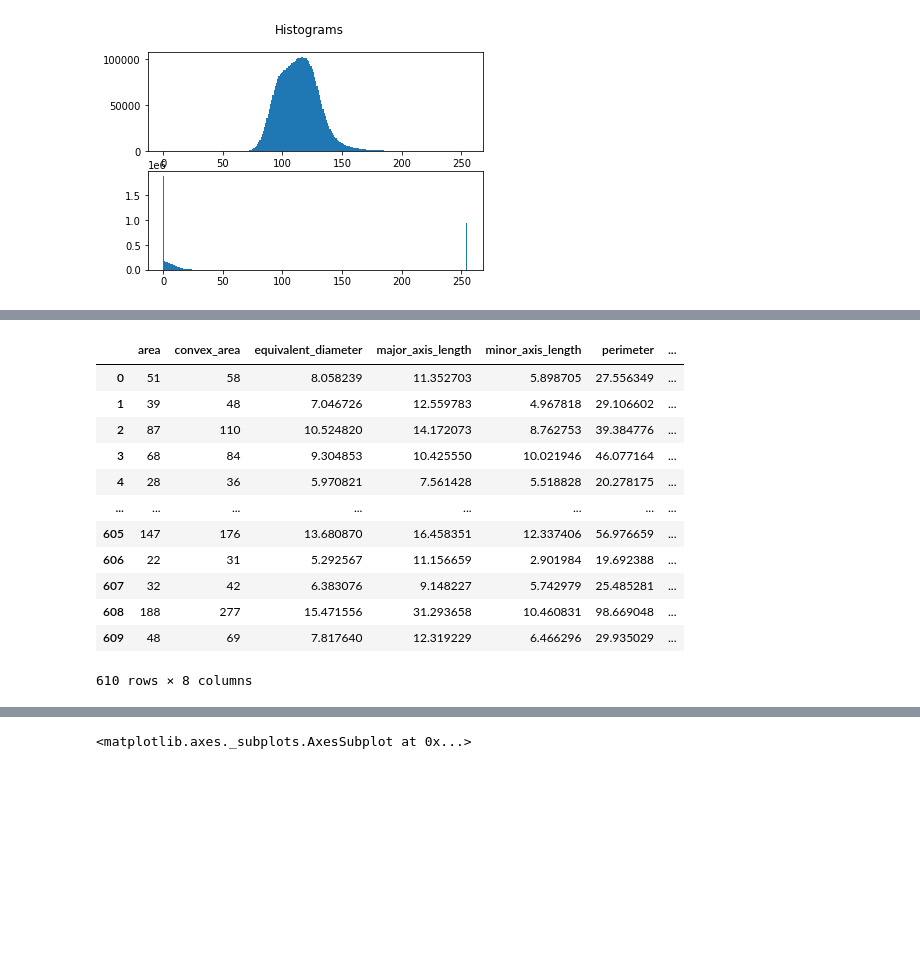
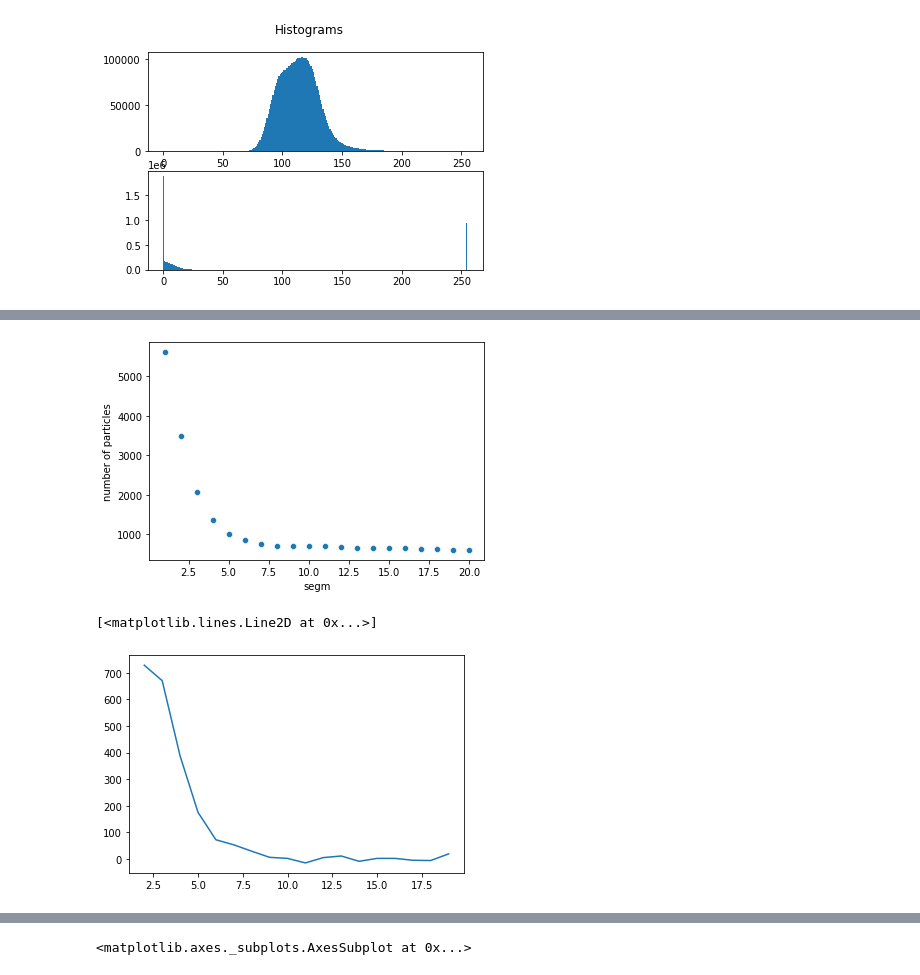
Before and after one commit to kozz84/Image-analysis, a Jupyter notebook: Image_analysis.ipynb, the cells around one changed output, grey strips where cells are left out. Cells and saved outputs as stored; diff of their text form; code cells hidden in the pictures; blank space fills up the shorter version.

```diff
--- a/Image_analysis.ipynb
+++ b/Image_analysis.ipynb
@@ -146,19 +153,10 @@ def label_img():
     #data_nm.to_csv('data_nm.csv')
     return img2_label, img2_label_overlay, data_nm
 img2_label, img2_label_overlay, data_nm = label_img()
-# %%
-data_nm
-# %% [output]
-|  | area | convex_area | equivalent_diameter | major_axis_length | minor_axis_length | perimeter | ... |
-| 0 | 51 | 58 | 8.058239 | 11.352703 | 5.898705 | 27.556349 | ... |
-| 1 | 39 | 48 | 7.046726 | 12.559783 | 4.967818 | 29.106602 | ... |
-| 2 | 87 | 110 | 10.524820 | 14.172073 | 8.762753 | 39.384776 | ... |
-| 3 | 68 | 84 | 9.304853 | 10.425550 | 10.021946 | 46.077164 | ... |
-| 4 | 28 | 36 | 5.970821 | 7.561428 | 5.518828 | 20.278175 | ... |
-| ... | ... | ... | ... | ... | ... | ... | ... |
-| 605 | 147 | 176 | 13.680870 | 16.458351 | 12.337406 | 56.976659 | ... |
-| 606 | 22 | 31 | 5.292567 | 11.156659 | 2.901984 | 19.692388 | ... |
-| 607 | 32 | 42 | 6.383076 | 9.148227 | 5.742979 | 25.485281 | ... |
-| 608 | 188 | 277 | 15.471556 | 31.293658 | 10.460831 | 98.669048 | ... |
-| 609 | 48 | 69 | 7.817640 | 12.319229 | 6.466296 | 29.935029 | ... |
-610 rows × 8 columns
+# %%
+particles = []
+for i in range(1,21):
+    img_segm = segmentation(i,6,20)
+    img2_label, img2_label_overlay, data_nm = label_img()
+    particles.append([i,len(data_nm)])
+particles = pd.DataFrame(particles, columns=(['segm','number of particles']))
@@ -164,0 +165,10 @@ data_nm
+# %%
+sns.scatterplot(data=particles,x='segm',y='number of particles')
+yinterp = np.interp(particles['segm'], particles['segm'], particles['number of particles'])
+# %% [output]
+[figure, added]
+# %%
+plt.plot(particles['number of particles'].diff().diff())
+# %% [output]
+[<matplotlib.lines.Line2D at 0x...>]
+[figure, added]
```
Also changed, not shown: parts of 12 cells of this notebook.
